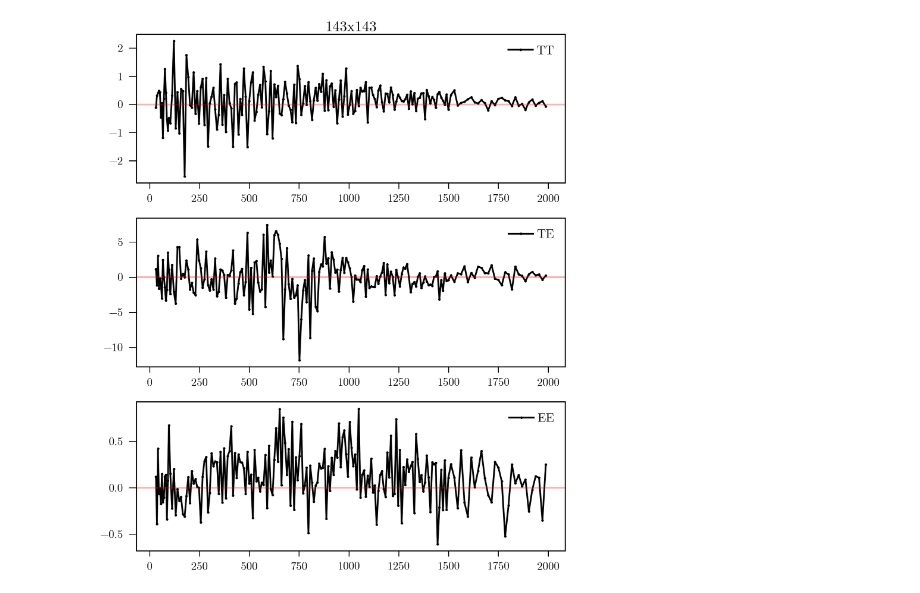
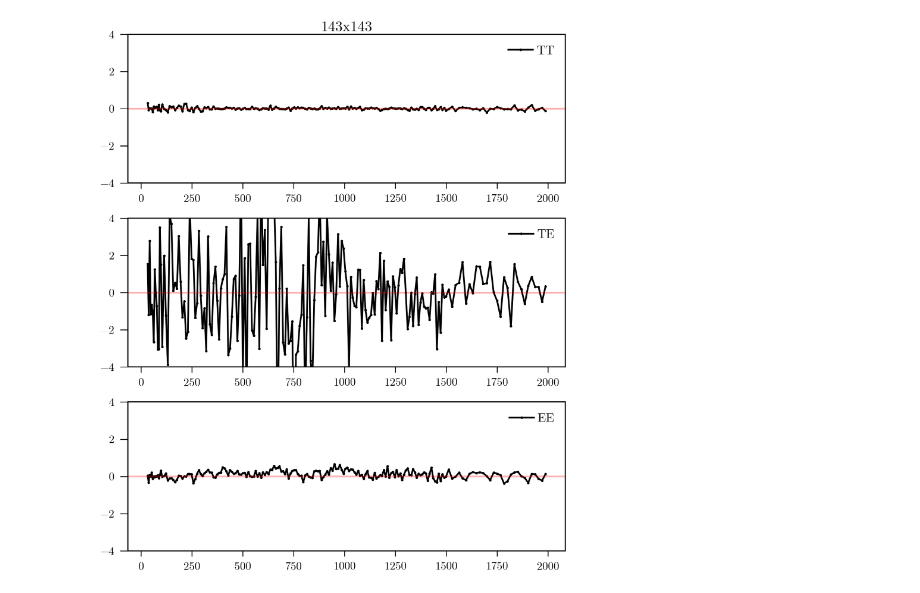
Before and after one commit to xzackli/PSpipe, a Jupyter notebook: project/Planck/Planck Util Demo.ipynb, the cells around one changed output. Cells and saved outputs as stored; diff of their text form; code cells hidden in the pictures.

```diff
--- a/project/Planck/Planck Util Demo.ipynb
+++ b/project/Planck/Planck Util Demo.ipynb
@@ -25,8 +23,10 @@ for spec, ax in zip(['TT', 'TE', 'EE'], axes):
     lmin_,lmax_,l_ref,cl_ref,error_ref=np.loadtxt('planck_spectra/spectra_' + f'{spec}_{f1}x{f2}' + '.dat',unpack=True)
     dl_ref_fac = l_ref*(l_ref+1)/(2*np.pi)
 
+    ref_filt = np.in1d(ps.lb, l_ref)
     ax.errorbar(l_ref,cl_ref*dl_ref_fac,
                 error_ref*dl_ref_fac,
                 fmt='.',label='%s'%f'{spec}_{f1}x{f2}', alpha=0.5)
 
-    ax.plot(ps.lb, Cb[spec] * 1e12 ,'r.',label=r"NaMaster", alpha=0.5)
+    ax.plot(ps.lb[ref_filt], (Cb[spec] * ps.lb * (ps.lb+1) /2 /np.pi)[ref_filt] ,
+            'r.',label=r"NaMaster", alpha=0.5)
@@ -33,19 +35,18 @@ for spec, ax in zip(['TT', 'TE', 'EE'], axes):
 # %%
 fig, axes = plt.subplots(3,1,figsize=(12,14))
 
 for spec, ax in zip(['TT', 'TE', 'EE'], axes):
     lmin_,lmax_,l_ref,cl_ref,error_ref=np.loadtxt('planck_spectra/spectra_' + f'{spec}_{f1}x{f2}' + '.dat',unpack=True)
     dl_ref_fac = l_ref*(l_ref+1)/(2*np.pi)
-
-    dl = np.interp(x=l_ref, xp=ps.lb, fp=Cb[spec] * 1e12)
-    ax.plot(l_ref, (dl - (cl_ref * dl_ref_fac)) / (error_ref * dl_ref_fac),
+    ref_filt = np.in1d(ps.lb, l_ref)
+    ax.plot(l_ref, (Cb[spec][ref_filt] - (cl_ref)) / (error_ref),
             'k.-', label=spec)
     ax.axhline(0, color='red', alpha=0.3)
-#     ax.set_ylim(-3,3)
+    ax.set_ylim(-4,4)
     ax.legend()
 
 axes[0].set_title(f'{f1}x{f2}')
 
 plt.tight_layout()
 # %% [output]
-[figure, old version]
+[figure, new version]
```
Also changed, not shown: parts of 3 cells of this notebook, 2 other files.
